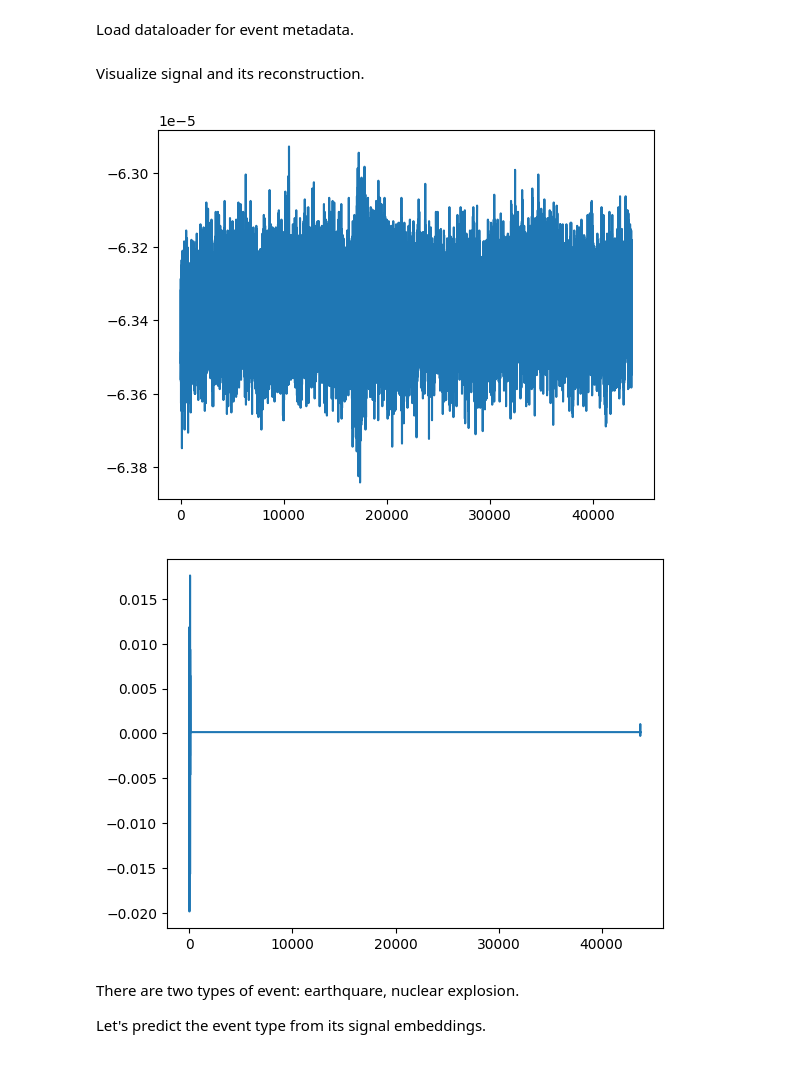
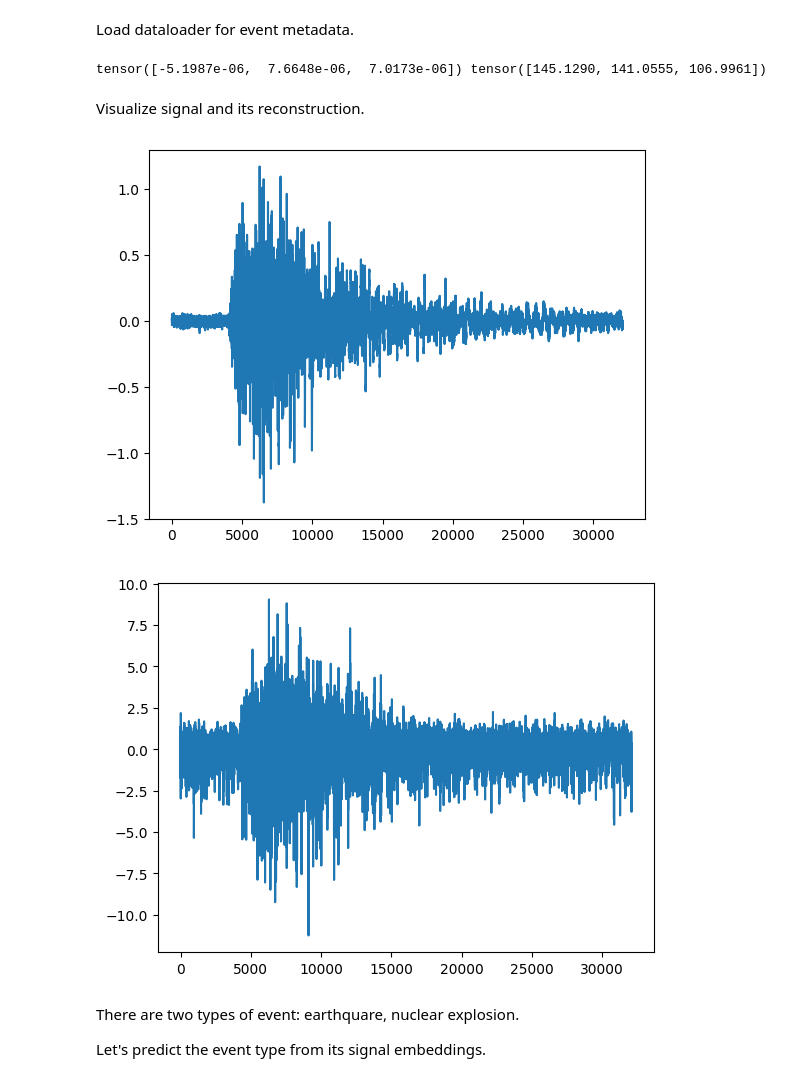
Before and after one commit to paulbuiqg/signal_autoencoder, a Jupyter notebook: notebooks/seismic_analysis.ipynb, the cells around one changed output. Saved outputs shown, nothing was run; the diff lists cells and outputs as text; code cells hidden in the pictures.

Commit message:
Plot reconstructed signal

```diff
--- a/notebooks/seismic_analysis.ipynb
+++ b/notebooks/seismic_analysis.ipynb
@@ -39,40 +39,45 @@ event_types = np.array([
     df_event.loc[df_event['eventID'] == int(i), 'event_type'].item()
     for i in event_ids
 ])
+m = dataloader.dataset.mean
+s = dataloader.dataset.std
+# %%
+print(m, s)
+# %% [output]
+tensor([-5.1987e-06,  7.6648e-06,  7.0173e-06]) tensor([145.1290, 141.0555, 106.9961])
 # %% [markdown]
 Visualize signal and its reconstruction.
 # %%
 dataset = SeismicSignals('../data', df_event)
-dataset.set_mean_and_std(dataloader.dataset.mean, dataloader.dataset.std)
+dataset.set_mean_and_std(m, s)
 
 with open('../scripts/config.yml', 'r') as f:
     config = yaml.safe_load(f)
 
 n_conv_channel_1 = config['conv_rec_net']['n_conv_channel_1']
 n_conv_channel_2 = config['conv_rec_net']['n_conv_channel_2']
 n_conv_channel_3 = config['conv_rec_net']['n_conv_channel_3']
 lstm_hidden_size = config['conv_rec_net']['lstm_hidden_size']
 n_lstm_layer = config['conv_rec_net']['n_lstm_layer']
 model = ConvRecAutoencoder(3, n_conv_channel_1, n_conv_channel_2,
                            n_conv_channel_3, lstm_hidden_size,
                            n_lstm_layer)
-checkpoint = torch.load('../scripts/conv_rec_net.pt', map_location=torch.device('cpu'))
-model.load_state_dict(checkpoint['model_state_dict'])
+checkpoint = torch.load('../scripts/model.pt', map_location=torch.device('cpu'))
 
 i = random.randint(0, len(dataset))
 
 x, _ = dataset.__getitem__(i)
 with torch.no_grad():
     y = model(x[None,:,:])
     y = y.squeeze()
 
 plt.plot(x[:,0])
 plt.show()
 plt.plot(y[:,0])
 plt.show()
 # %% [output]
-[figure, old version]
+[figure, new version]
-[figure, old version]
+[figure, new version]
 # %% [markdown]
 There are two types of event: earthquare, nuclear explosion.
 
```
Also changed, not shown: parts of 4 cells of this notebook.
